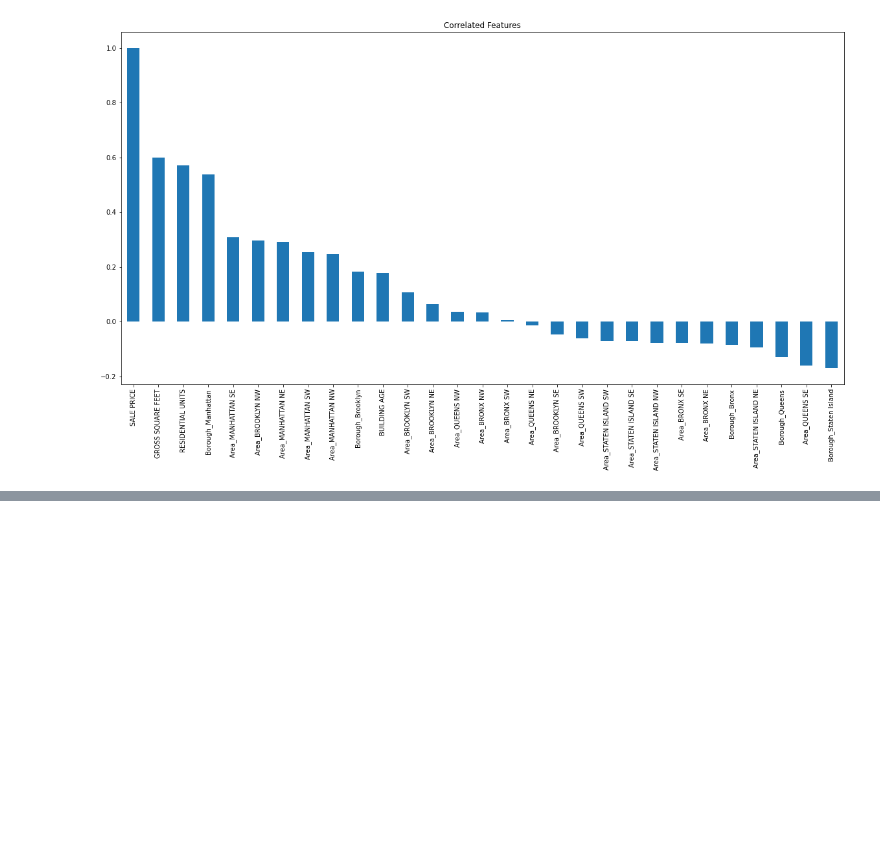
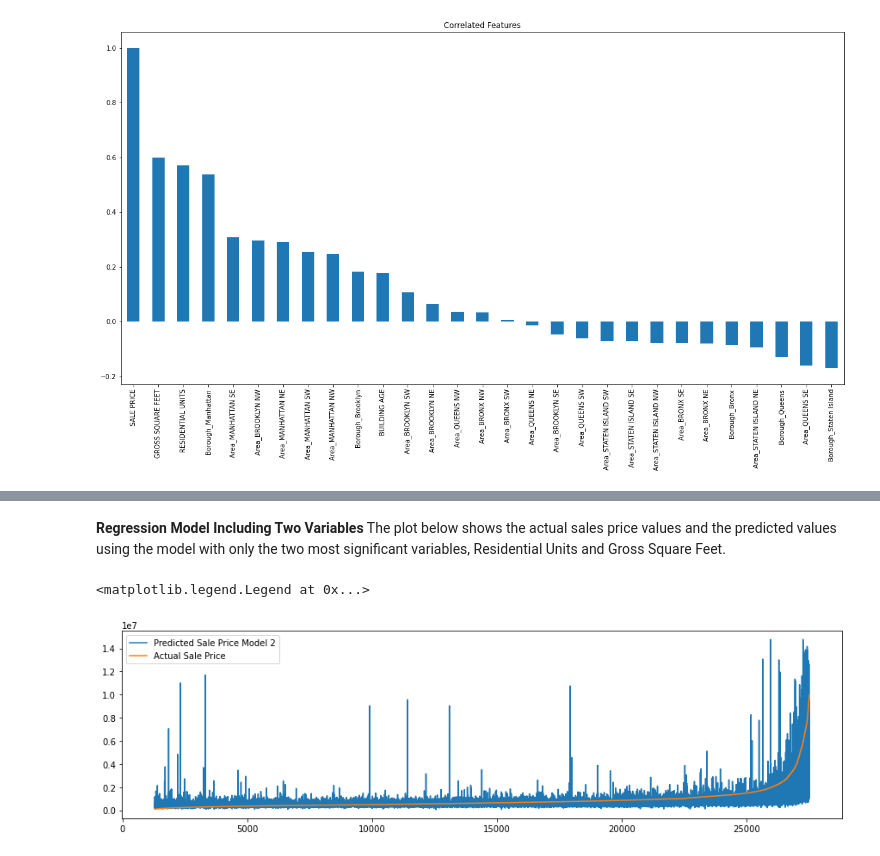
Before and after one commit to nmessing/NYCRealEstateProject, a Jupyter notebook: NYC Real Estate.ipynb, the cells around one changed output, grey strips where cells are left out. Drawn from its saved outputs; the diff is of its cells as text; code cells hidden in the pictures; blank space fills up the shorter version.

```diff
--- a/NYC Real Estate.ipynb
+++ b/NYC Real Estate.ipynb
@@ -554 +593,15 @@ plt.legend()
+# %% [markdown]
+<b>Regression Model Including Two Variables</b> The plot below shows the actual sales price values and the predicted values using the model with only the two most significant variables, Residential Units and Gross Square Feet.
+# %%
+mpl.rcParams['figure.figsize'] = (15,4)
+
+yPrediction = OLSmodelResult2.predict(X2)
+plt.plot(yPrediction, label='Predicted Sale Price Model 2')
+plt.plot(y, label='Actual Sale Price')
+#legend, title, axis titles
+plt.legend()
+#ax.legend(bbox_to_anchor=(1.04,1), loc="upper left")
+# %% [output]
+<matplotlib.legend.Legend at 0x...>
+[figure, added]
 # %% [markdown]
```
Also changed, not shown: parts of 12 cells of this notebook.
